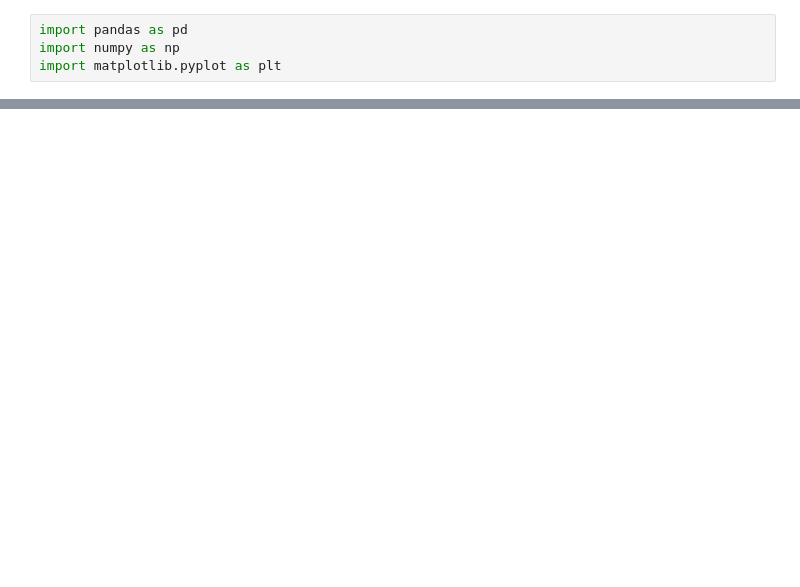
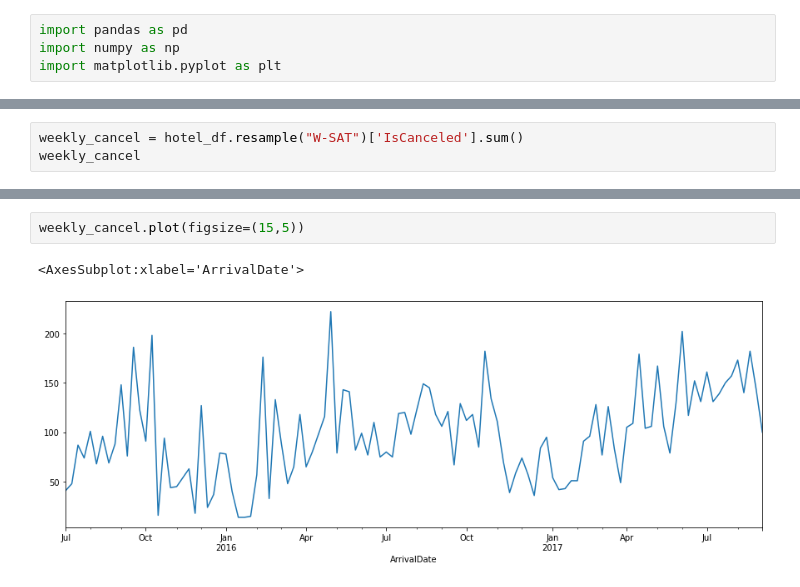
Before and after one commit to voitt95/Personal_Projects, a Jupyter notebook: hotel_cancelation/EDA.ipynb, the cells around one changed output, grey strips where cells are left out. Drawn from its saved outputs; the diff is of its cells as text; blank space fills up the shorter version.

```diff
--- a/hotel_cancelation/EDA.ipynb
+++ b/hotel_cancelation/EDA.ipynb
@@ -40,0 +49,3 @@ hotel_df.groupby("Date(Year and Week Number)")["IsCanceled"].sum().to_frame()
+# %%
+weekly_cancel = hotel_df.resample("W-SAT")['IsCanceled'].sum()
+weekly_cancel
@@ -40,0 +66,5 @@ hotel_df.groupby("Date(Year and Week Number)")["IsCanceled"].sum().to_frame()
+# %%
+weekly_cancel.plot(figsize=(15,5))
+# %% [output]
+<AxesSubplot:xlabel='ArrivalDate'>
+[figure, added]
```
Also changed, not shown: parts of 17 cells of this notebook.
